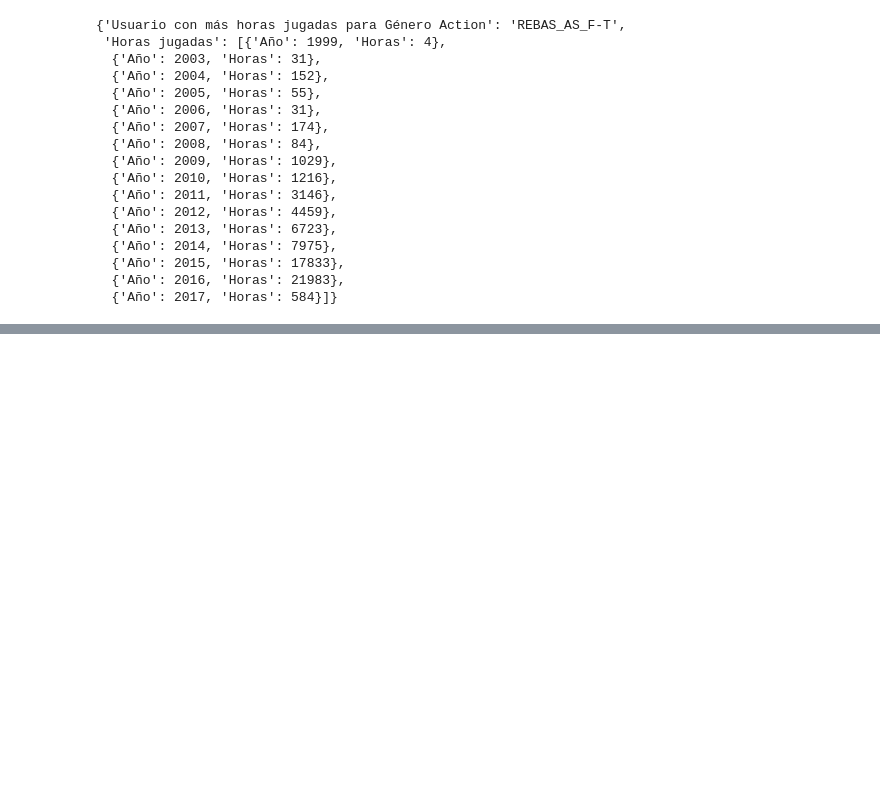
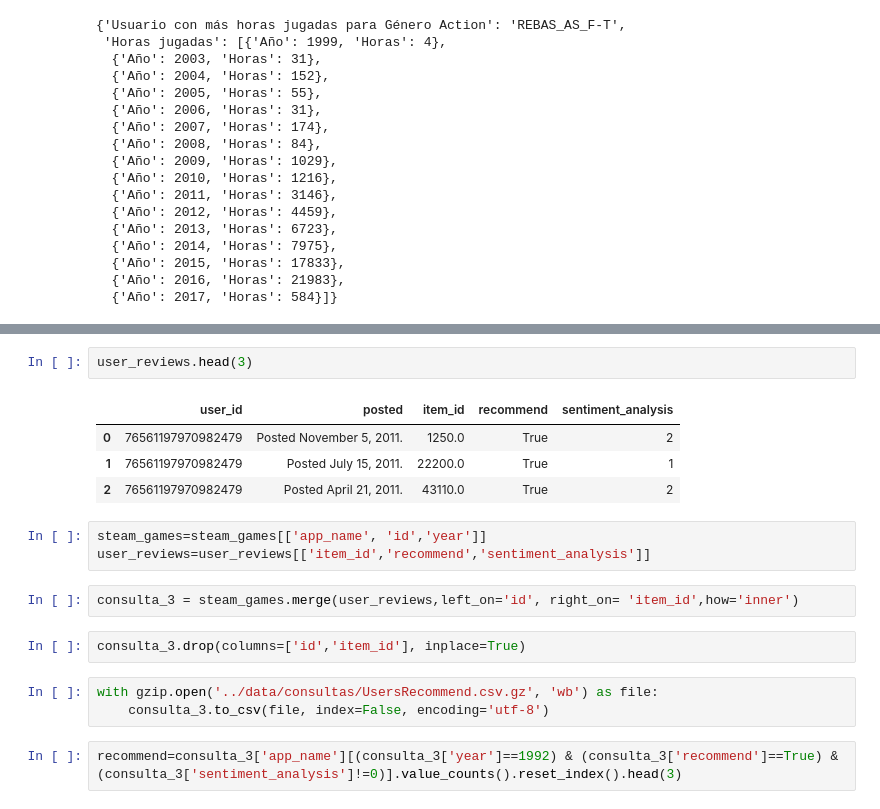
Before and after one commit to MarceloOrtizz/Proyecto_MLOps_Steam, a Jupyter notebook: etl_eda/ETL_consultas.ipynb, the cells around one changed output, grey strips where cells are left out. Cells and saved outputs as stored; diff of their text form; blank space fills up the shorter version.

```diff
--- a/etl_eda/ETL_consultas.ipynb
+++ b/etl_eda/ETL_consultas.ipynb
@@ -309,0 +317,19 @@ users_items = pd.read_csv('../data/limpio/users_items.csv.gz',compression='gzip'
+# %%
+user_reviews.head(3)
+# %% [output]
+|  | user_id | posted | item_id | recommend | sentiment_analysis |
+| 0 | 76561197970982479 | Posted November 5, 2011. | 1250.0 | True | 2 |
+| 1 | 76561197970982479 | Posted July 15, 2011. | 22200.0 | True | 1 |
+| 2 | 76561197970982479 | Posted April 21, 2011. | 43110.0 | True | 2 |
+# %%
+steam_games=steam_games[['app_name', 'id','year']]
+user_reviews=user_reviews[['item_id','recommend','sentiment_analysis']]
+# %%
+consulta_3 = steam_games.merge(user_reviews,left_on='id', right_on= 'item_id',how='inner')
+# %%
+consulta_3.drop(columns=['id','item_id'], inplace=True)
+# %%
+with gzip.open('../data/consultas/UsersRecommend.csv.gz', 'wb') as file:
+    consulta_3.to_csv(file, index=False, encoding='utf-8')
+# %%
+recommend=consulta_3['app_name'][(consulta_3['year']==1992) & (consulta_3['recommend']==True) & (consulta_3['sentiment_analysis']!=0)].value_counts().reset_index().head(3)
```
Also changed, not shown: parts of 11 cells of this notebook, 4 other files.
